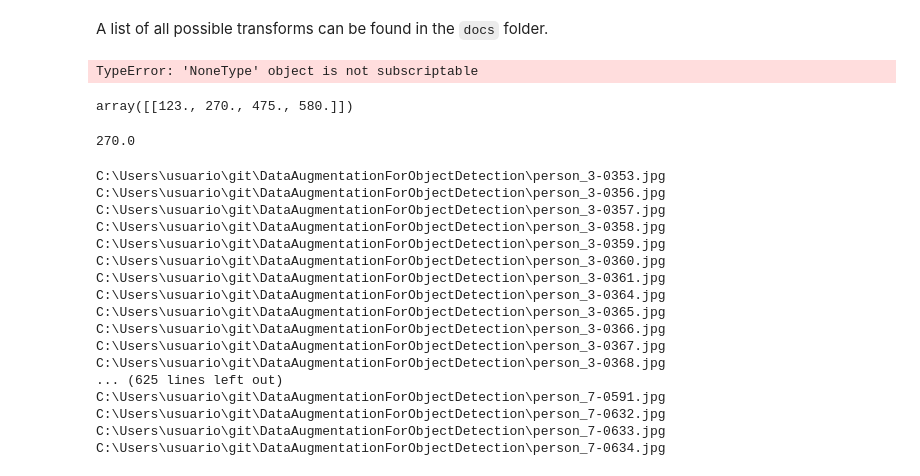
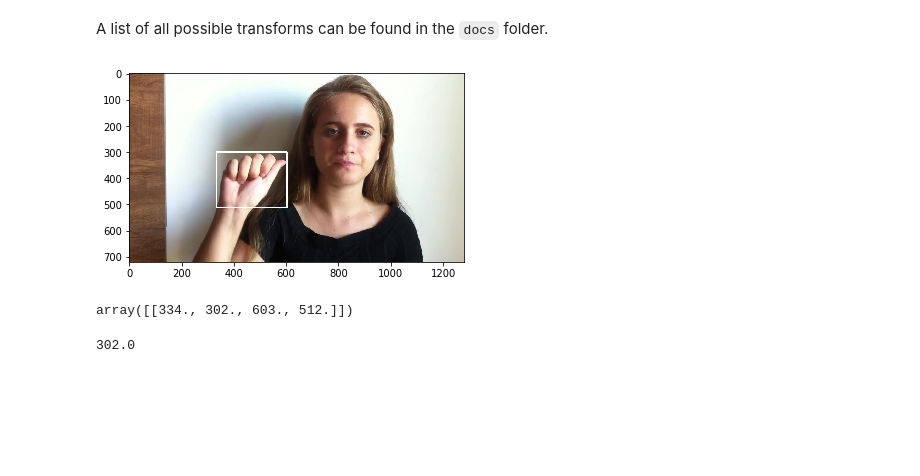
Before and after one commit to hlucasfranca/DataAugmentationForObjectDetection, a Jupyter notebook: quick-start.ipynb, the cells around one changed output. Drawn from its saved outputs; the diff is of its cells as text; code cells hidden in the pictures; blank space fills up the shorter version.

```diff
--- a/quick-start.ipynb
+++ b/quick-start.ipynb
@@ -172,23 +172,23 @@ plt.show()
 # %% [markdown]
 A list of all possible transforms can be found in the `docs` folder.
 # %%
-img = cv2.imread("person_1-0763.jpg")[:,:,::-1]   #opencv loads images in bgr. the [:,:,::-1] does bgr -> rgb
-bboxes = parse_xml('person_1-0763.xml')
+img = cv2.imread("imagens/person_1-0763.jpg")[:,:,::-1]   #opencv loads images in bgr. the [:,:,::-1] does bgr -> rgb
+bboxes = parse_xml('imagens/person_1-0763.xml')
 
 
 plotted_img = draw_rect(img, bboxes)
 plt.imshow(plotted_img)
 plt.show()
 # %% [output]
-TypeError: 'NoneType' object is not subscriptable
+[figure, added]
 # %%
 bboxes
 # %% [output]
-array([[123., 270., 475., 580.]])
+array([[334., 302., 603., 512.]])
 # %%
 bboxes[0][1]
 # %% [output]
-270.0
+302.0
 # %%
 def resize_image(img, bboxes, nome_arquivo, x, tamanho):
     img_, bboxes_ = Resize(tamanho)(img.copy(), bboxes.copy())
@@ -199,48 +216,0 @@ def resize_image(img, bboxes, nome_arquivo, x, tamanho):
-# %%
-for image_file in glob.glob(os.getcwd() + '/*.jpg'):
-
-
-    img = cv2.imread(image_file)[:,:,::-1]    #opencv loads images in bgr. the [:,:,::-1] does bgr -> rgb
-
-    xml_file = os.path.splitext(image_file)[0] + '.xml'
-    bboxes = parse_xml(xml_file)
-
-    print(image_file)
-
-    resize_image(img, bboxes, os.path.splitext(image_file)[0], 0, 128)
-    resize_image(img, bboxes, os.path.splitext(image_file)[0], 0, 256)
-    resize_image(img, bboxes, os.path.splitext(image_file)[0], 0, 512)
-
-    for x in range(1, 11):
-        seq = Sequence([RandomHSV(100, 100, 100),RandomHorizontalFlip(), RandomScale(), RandomTranslate(), RandomRotate(10), RandomShear()])
-        img_, bboxes_ = seq(img.copy(), bboxes.copy())
-
-        nome_arquivo = os.path.splitext(image_file)[0]
-        novo_nome = '%s-augmentation%d.jpg' % ( nome_arquivo, x )
-        novo_xml = '%s-augmentation%d.xml' %  ( nome_arquivo, x )
-
-        cv2.imwrite(novo_nome,img_[:,:,::-1])
-        create_new_xml(xml_file, bboxes_[0], novo_xml, novo_nome)
-
-
-        resize_image(img_, bboxes_, nome_arquivo, x, 128)
-        resize_image(img_, bboxes_, nome_arquivo, x, 256)
-        resize_image(img_, bboxes_, nome_arquivo, x, 512)
-# %% [output]
-C:\Users\usuario\git\DataAugmentationForObjectDetection\person_3-0353.jpg
-C:\Users\usuario\git\DataAugmentationForObjectDetection\person_3-0356.jpg
-C:\Users\usuario\git\DataAugmentationForObjectDetection\person_3-0357.jpg
-C:\Users\usuario\git\DataAugmentationForObjectDetection\person_3-0358.jpg
-C:\Users\usuario\git\DataAugmentationForObjectDetection\person_3-0359.jpg
-C:\Users\usuario\git\DataAugmentationForObjectDetection\person_3-0360.jpg
-C:\Users\usuario\git\DataAugmentationForObjectDetection\person_3-0361.jpg
-C:\Users\usuario\git\DataAugmentationForObjectDetection\person_3-0364.jpg
-C:\Users\usuario\git\DataAugmentationForObjectDetection\person_3-0365.jpg
-C:\Users\usuario\git\DataAugmentationForObjectDetection\person_3-0366.jpg
-C:\Users\usuario\git\DataAugmentationForObjectDetection\person_3-0367.jpg
-C:\Users\usuario\git\DataAugmentationForObjectDetection\person_3-0368.jpg
-... (625 lines left out)
-C:\Users\usuario\git\DataAugmentationForObjectDetection\person_7-0591.jpg
-C:\Users\usuario\git\DataAugmentationForObjectDetection\person_7-0632.jpg
-C:\Users\usuario\git\DataAugmentationForObjectDetection\person_7-0633.jpg
-C:\Users\usuario\git\DataAugmentationForObjectDetection\person_7-0634.jpg
```
Also changed, not shown: parts of 14 cells of this notebook.
